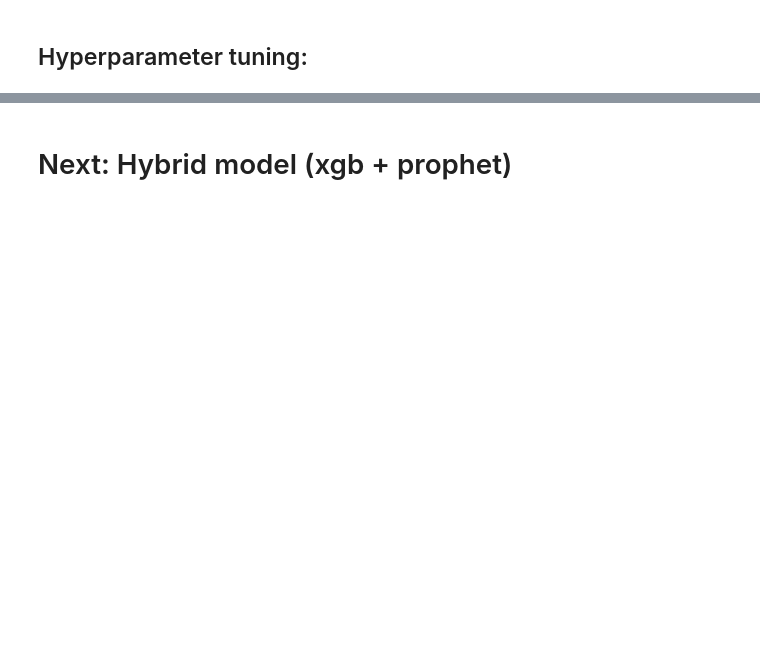
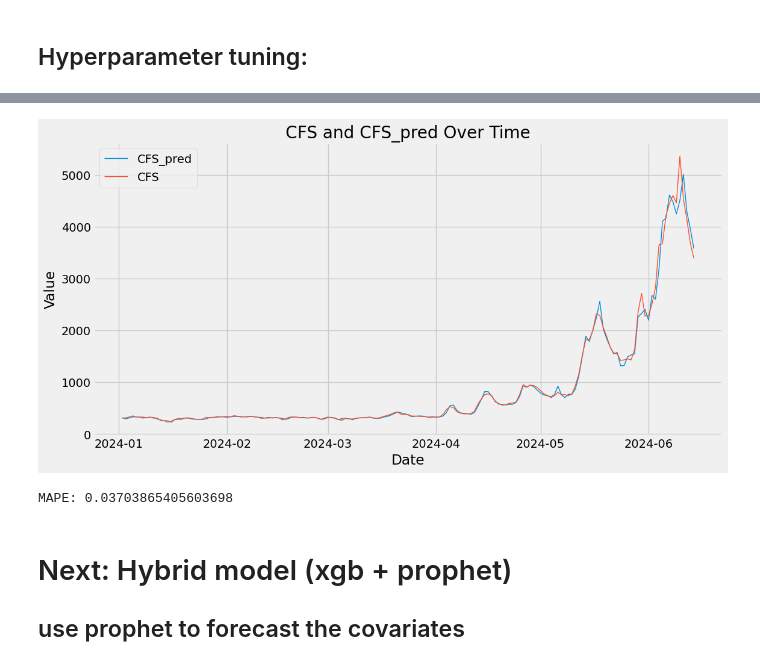
Before and after one commit to vaughankraska/gallaflow, a Jupyter notebook: explore/xgb_daily2.ipynb, the cells around one changed output, grey strips where cells are left out. Cells and saved outputs as stored; diff of their text form; code cells hidden in the pictures; blank space fills up the shorter version.

```diff
--- a/explore/xgb_daily2.ipynb
+++ b/explore/xgb_daily2.ipynb
@@ -362,2 +378,47 @@ plt.show()
+# %%
+best_params = {
+    'alpha': 0.2721322493846353,
+    'colsample_bytree': 0.8590760482165449,
+    'gamma': 0.0002601884976579094,
+    'lambda': 0.352568856334169,
+    'learning_rate': 0.1014343774474087,
+    'max_depth': 6,
+    'min_child_weight': 8,
+    'n_estimators': 510,
+    'subsample': 0.7669644012595116
+}
+
+full_model = xgb.XGBRegressor(objective='reg:squarederror', base_score=0.5, booster='gbtree', **best_params)
+full_model.fit(df[FEATURES], np.log(df[TARGET]))
+future = pd.date_range("2024-01-02", "2024-06-14", freq="1d")
+future_df = pd.DataFrame(index=future)
+future_df['is_future'] = True
+future_df['CFS'] = df_holdout['CFS']
+for f in FEATURES:
+    future_df[f] = df_holdout[f]
+
+df['is_future'] = False
+df_and_future = pd.concat([df, future_df])
+df_and_future['CFS_pred'] = np.exp(full_model.predict(df_and_future[FEATURES]))
+# %%
+future_data = df_and_future.query('is_future')
+
+plt.figure(figsize=(12, 6))
+plt.plot(future_data.index, future_data['CFS_pred'], label='CFS_pred', lw=1)
+plt.plot(future_data.index, future_data['CFS'], label='CFS', lw=1)
+
+plt.xlabel('Date')
+plt.ylabel('Value')
+plt.title('CFS and CFS_pred Over Time')
+plt.legend()
+plt.savefig('xgb_preds_2024.jpg', format='jpg', dpi=200, bbox_inches='tight')
+plt.show()
+# %% [output]
+[figure, added]
+# %%
+print(f"MAPE: {mean_absolute_percentage_error(future_data['CFS'], future_data['CFS_pred'])}")
+# %% [output]
+MAPE: 0.03703865405603698
 # %% [markdown]
 # Next: Hybrid model (xgb + prophet)
+## use prophet to forecast the covariates
```
Also changed, not shown: parts of 11 cells of this notebook, 2 other files.
